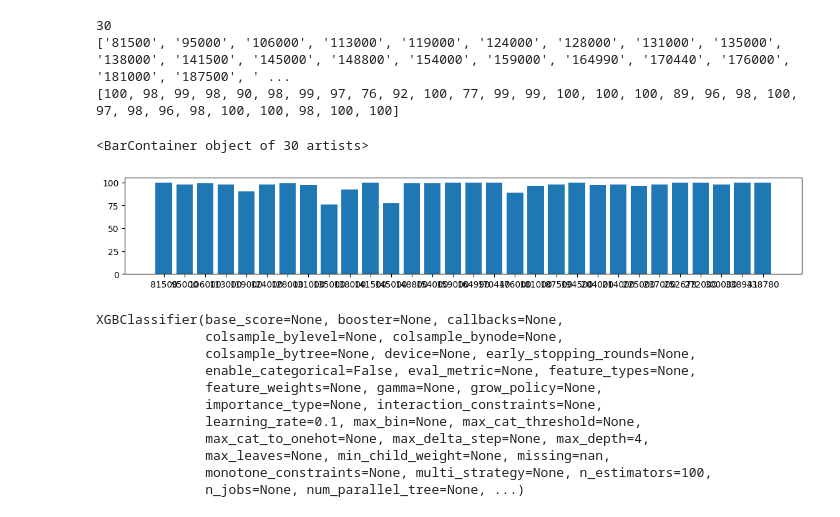
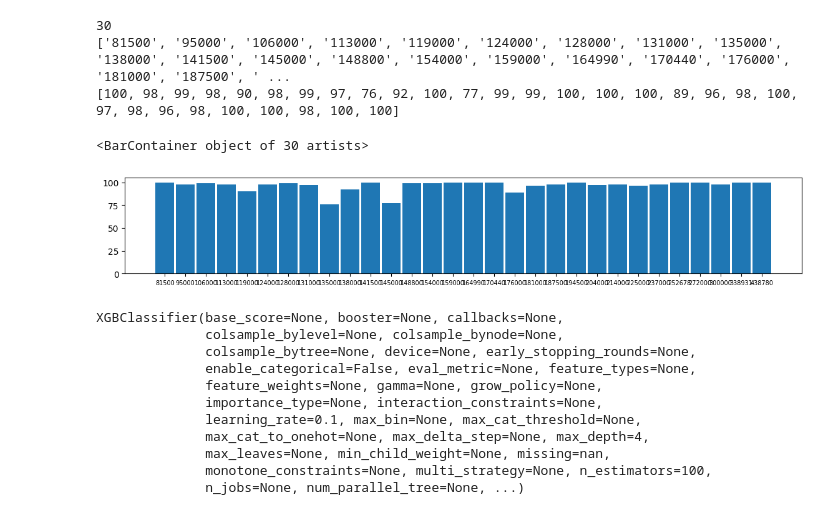
Before and after one commit to chiracarla/lab1, a Jupyter notebook: lab2.ipynb, the cells around one changed output. Cells and saved outputs as stored; diff of their text form; code cells hidden in the pictures.

```diff
--- a/lab2.ipynb
+++ b/lab2.ipynb
@@ -88,10 +88,11 @@ print(frequency)
 [100, 98, 99, 98, 90, 98, 99, 97, 76, 92, 100, 77, 99, 99, 100, 100, 100, 89, 96, 98, 100, 97, 98, 96, 98, 100, 100, 98, 100, 100]
 # %%
 plt.figure(figsize=(14, 2))
-display(plt.bar(np.array(lims), np.array(frequency)))
+plt.xticks(fontsize=7)
+display(plt.bar(np.array(lims), np.array(frequency), width = 0.9))
 # %% [output]
 <BarContainer object of 30 artists>
-[figure, old version]
+[figure, new version]
 # %%
 lims_numeric = sorted([int(x) for x in lims])
 lims_numeric.append(int(data['SalePrice'].max() + 1))
```
Also changed, not shown: parts of 12 cells of this notebook.
